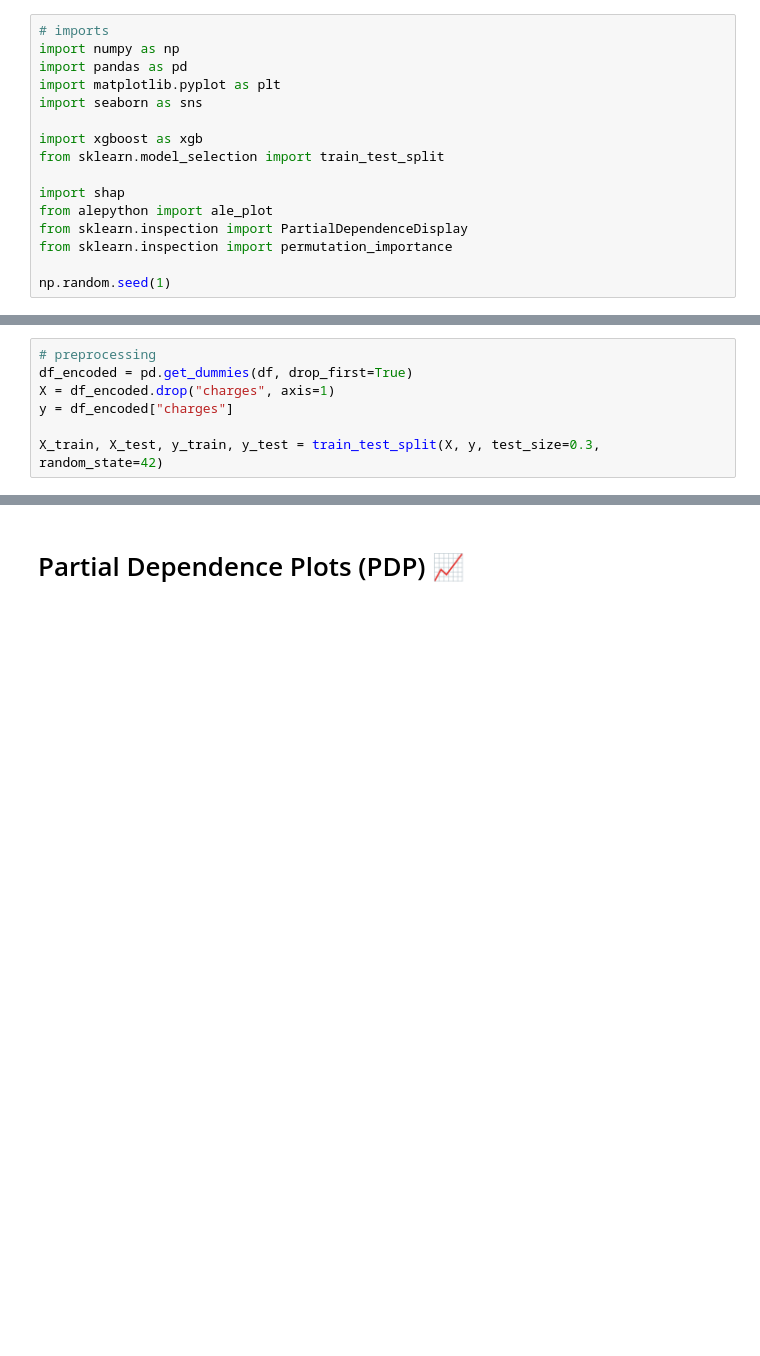
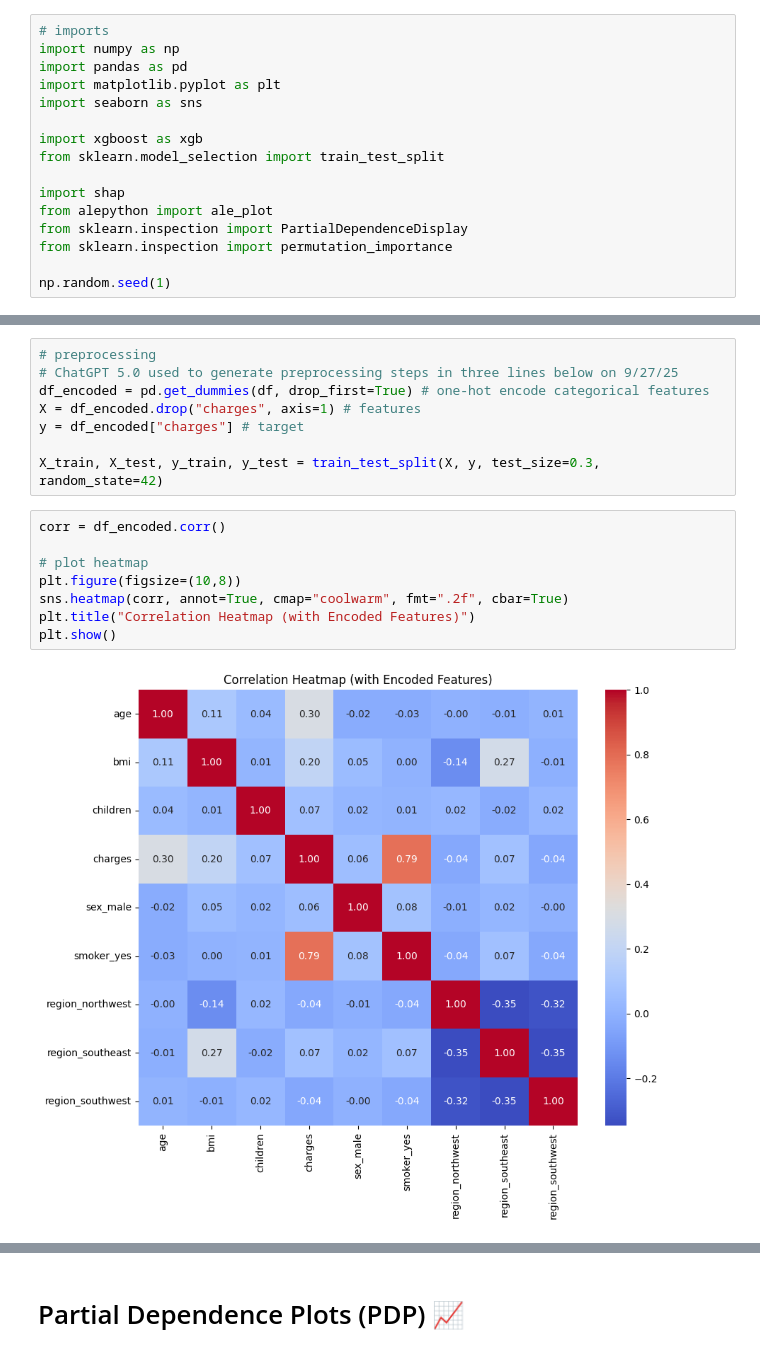
Before and after one commit to catebarry/explainable-techniques-2, a Jupyter notebook: explainable_techniques_2.ipynb, the cells around one changed output, grey strips where cells are left out. Saved outputs shown, nothing was run; the diff lists cells and outputs as text; blank space fills up the shorter version.

```diff
--- a/explainable_techniques_2.ipynb
+++ b/explainable_techniques_2.ipynb
@@ -75,10 +177,21 @@ plt.show()
 # %%
 # preprocessing
-df_encoded = pd.get_dummies(df, drop_first=True)
-X = df_encoded.drop("charges", axis=1)
-y = df_encoded["charges"]
+# ChatGPT 5.0 used to generate preprocessing steps in three lines below on 9/27/25
+df_encoded = pd.get_dummies(df, drop_first=True) # one-hot encode categorical features
+X = df_encoded.drop("charges", axis=1) # features
+y = df_encoded["charges"] # target
 
 X_train, X_test, y_train, y_test = train_test_split(X, y, test_size=0.3, random_state=42)
+# %%
+corr = df_encoded.corr()
+
+# plot heatmap
+plt.figure(figsize=(10,8))
+sns.heatmap(corr, annot=True, cmap="coolwarm", fmt=".2f", cbar=True)
+plt.title("Correlation Heatmap (with Encoded Features)")
+plt.show()
+# %% [output]
+[figure, added]
 # %%
 # train model
 model = xgb.XGBRegressor(random_state=42)
```
Also changed, not shown: parts of 23 cells of this notebook.
